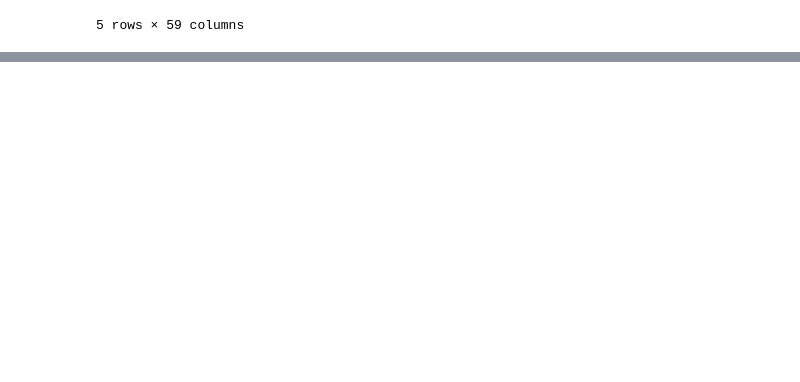
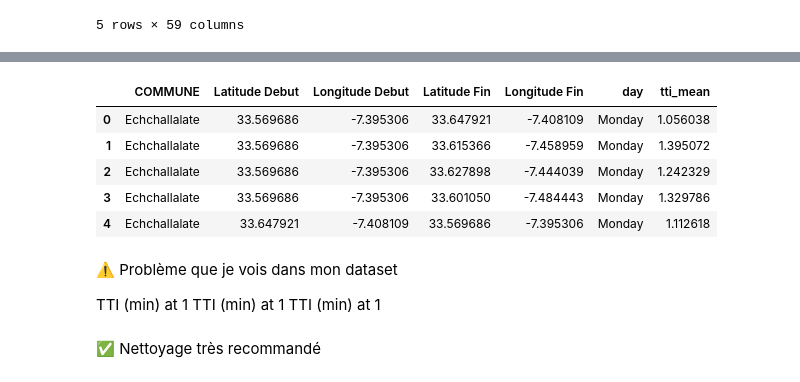
Before and after one commit to OTHMANEAY/file_rouge, a Jupyter notebook: notebooks/02_Cleaning.ipynb, the cells around one changed output, grey strips where cells are left out. Drawn from its saved outputs; the diff is of its cells as text; code cells hidden in the pictures; blank space fills up the shorter version.

Commit message:
MODIFICATION DE FICHIER CLEANING

```diff
--- a/notebooks/02_Cleaning.ipynb
+++ b/notebooks/02_Cleaning.ipynb
@@ -213,0 +373,28 @@ df_test.head()
+# %%
+## Correction :
+df_traffic_clean = df_traffic[[
+    "COMMUNE",
+    "Latitude Debut",
+    "Longitude Debut",
+    "Latitude Fin",
+    "Longitude Fin",
+    "day",
+    "tti_mean"
+]]
+# %%
+df_traffic_clean.head()
+# %% [output]
+|  | COMMUNE | Latitude Debut | Longitude Debut | Latitude Fin | Longitude Fin | day | tti_mean |
+| 0 | Echchallalate | 33.569686 | -7.395306 | 33.647921 | -7.408109 | Monday | 1.056038 |
+| 1 | Echchallalate | 33.569686 | -7.395306 | 33.615366 | -7.458959 | Monday | 1.395072 |
+| 2 | Echchallalate | 33.569686 | -7.395306 | 33.627898 | -7.444039 | Monday | 1.242329 |
+| 3 | Echchallalate | 33.569686 | -7.395306 | 33.601050 | -7.484443 | Monday | 1.329786 |
+| 4 | Echchallalate | 33.647921 | -7.408109 | 33.569686 | -7.395306 | Monday | 1.112618 |
+# %% [markdown]
+⚠️ Problème que je vois dans mon dataset
+
+TTI (min) at 1
+TTI (min) at  1
+TTI (min) at 1
+# %% [markdown]
+✅ Nettoyage très recommandé
```
Also changed, not shown: parts of 35 cells of this notebook.
